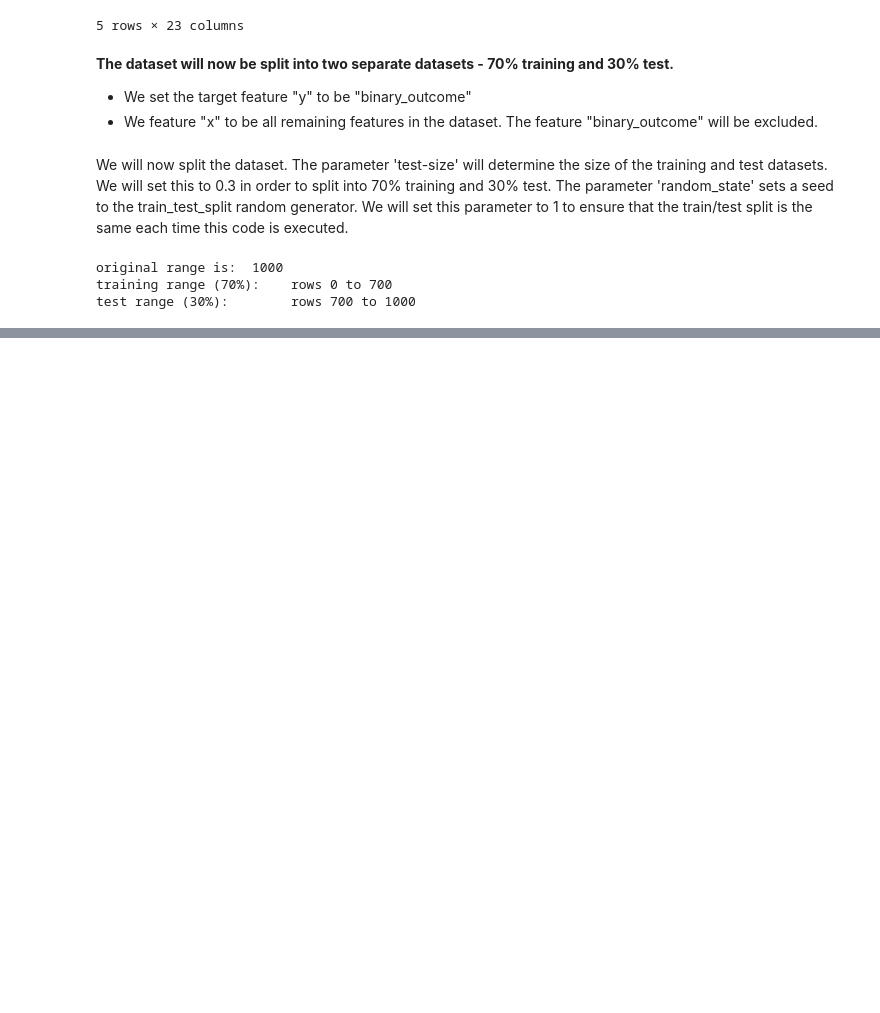
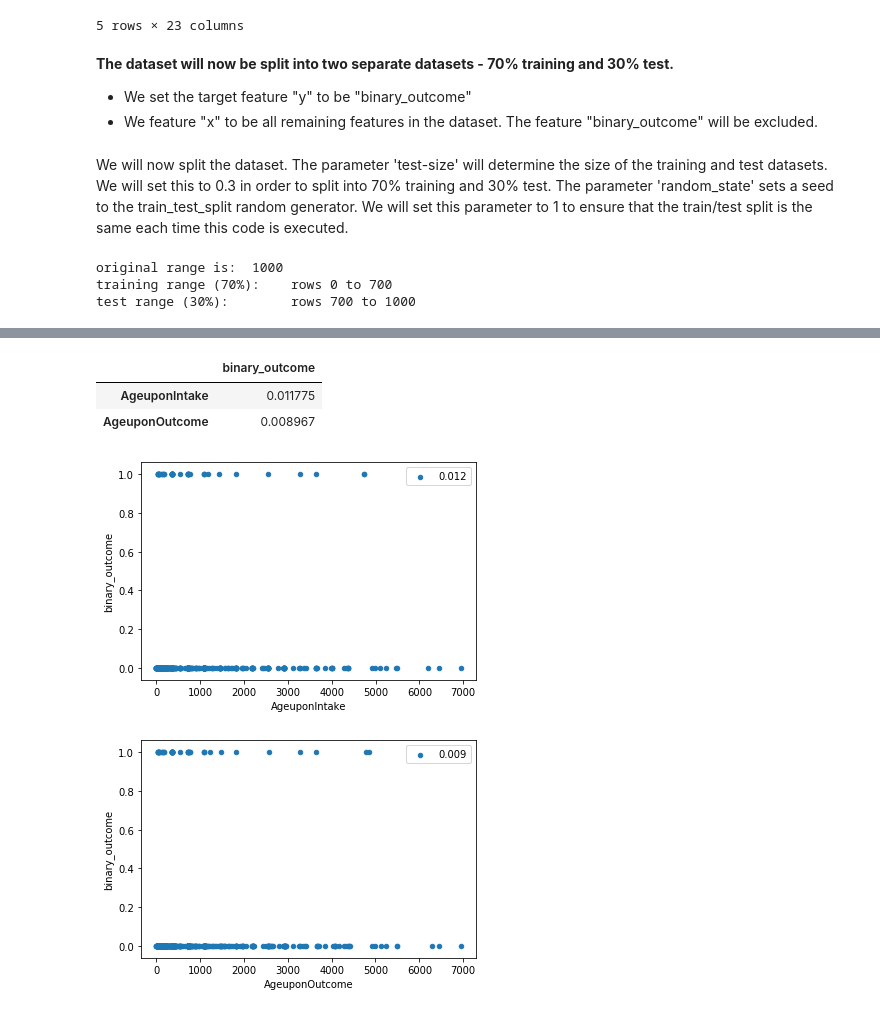
Before and after one commit to hbarrett100/Comp47350-data-analytics, a Jupyter notebook: Assignment2 - Predictive Modelling/homework2.ipynb, the cells around one changed output, grey strips where cells are left out. Drawn from its saved outputs; the diff is of its cells as text; code cells hidden in the pictures; blank space fills up the shorter version.

Commit message:
add correlation plots to part 1

```diff
--- a/Assignment2 - Predictive Modelling/homework2.ipynb
+++ b/Assignment2 - Predictive Modelling/homework2.ipynb
@@ -139,14 +144,14 @@ We begin this step by converting the feature *DateTime_Intake* into year, month
 #extract the year, month and day from 'DateTime_Intake'
 df['Intake_Year']=df['DateTime_Intake'].dt.year
 df['Intake_Month']=df['DateTime_Intake'].dt.month
-df['Intake_Day']=df['DateTime_Intake'].dt.day
+df['Intake_Day']=df['DateTime_Intake'].dt.day_name()
 # %% [markdown]
 We will now convert *DateTime_Intake* into year, month and day features.
 # %%
 #extract the year, month and day from 'DateTime_Outcome'
 df['Outcome_Year']=df['DateTime_Outcome'].dt.year
 df['Outcome_Month']=df['DateTime_Outcome'].dt.month
-df['Outcome_Day']=df['DateTime_Outcome'].dt.day
+df['Outcome_Day']=df['DateTime_Outcome'].dt.day_name()
 # %% [markdown]
 We will now convert these new features to type 'category'.
 # %%
@@ -234,3 +241,6 @@ dtype: object
+# %%
+categorical_features = df.select_dtypes(['category']).columns
+continuous_features = ['AgeuponIntake', 'AgeuponOutcome']
 # %% [markdown]
 ## Setup continuous and categorical types for plotting later?
 # %% [markdown]
@@ -278,0 +299,27 @@ We are now ready to plot the features.
+# %%
+#convert binary outcome to int type
+y_train = y_train.astype("int64")
+# %%
+# dict to hold correlation values
+corr_dict = {}
+
+# plot pairwise interaction between all continuous features and target
+for column in X_train[continuous_features]:
+    # create temp df to merge column and target
+    df_temp = pd.concat([X_train[column], y_train], axis=1)
+    # store correlation in variable
+    correlation = df_temp[[column, "binary_outcome"]].corr().values[0,1]
+    # plot the column and tartget feature
+    df_temp.plot(kind='scatter', x=column, y="binary_outcome", label="%.3f" % correlation)
+    # add correlation to dict
+    corr_dict[column] = correlation
+
+# dataframe holding sorted correlation values to aid in interpreting results
+corr_df = pd.DataFrame.from_dict(corr_dict, orient='index', columns=['binary_outcome']).sort_values('binary_outcome', ascending=False)
+corr_df
+# %% [output]
+|  | binary_outcome |
+| AgeuponIntake | 0.011775 |
+| AgeuponOutcome | 0.008967 |
+[figure, added]
+[figure, added]
```
Also changed, not shown: parts of 14 cells of this notebook.
